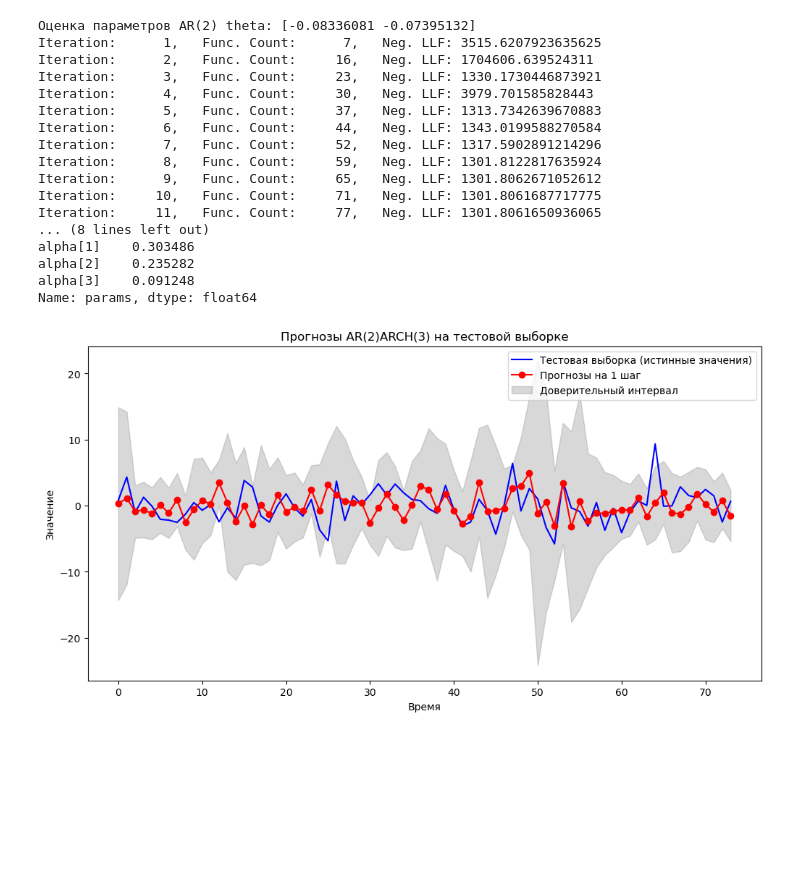
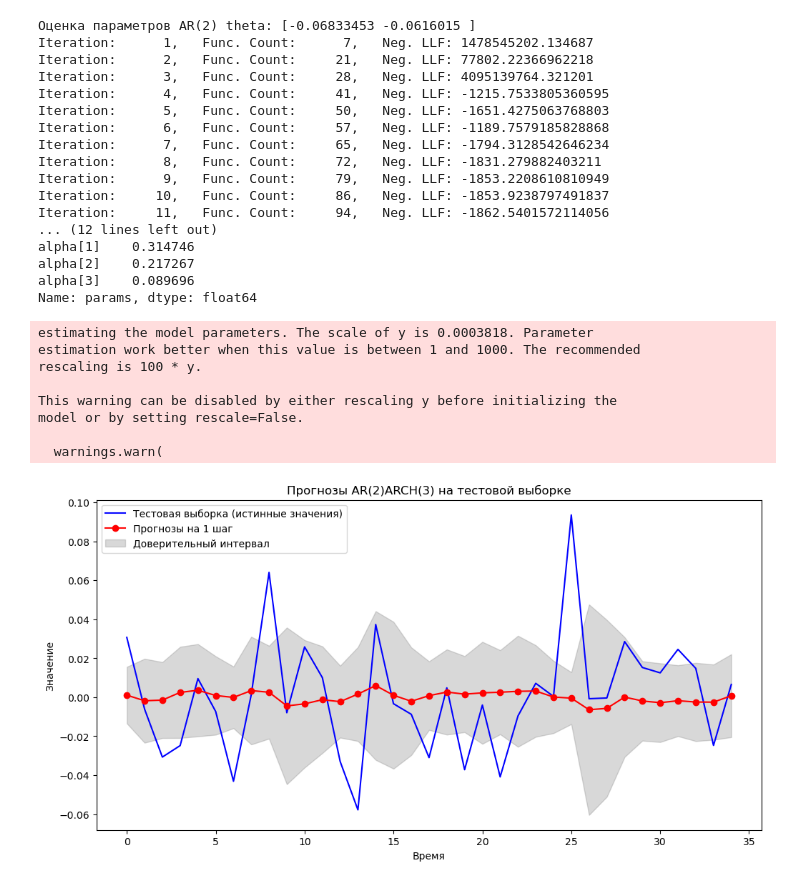
Before and after one commit to Ran00dom/EMM2, a Jupyter notebook: Lab3_EMM2.ipynb, the cells around one changed output. Drawn from its saved outputs; the diff is of its cells as text; code cells hidden in the pictures; blank space fills up the shorter version.

```diff
--- a/Lab3_EMM2.ipynb
+++ b/Lab3_EMM2.ipynb
@@ -75,20 +75,19 @@ alpha[3]    0.231345
 Name: params, dtype: float64
 # %%
 #Генерация прогнозов
-def ArArch(x_train, n, a_hat, theta_hat):
+def ArArch(x_test, n ,x_train, a_hat, theta_hat):
     x_pred = np.zeros(n)
     sigma = np.zeros(n)
     for t in range(n):
         for k in range(1,4):
-            sigma[t] += a_hat[k+1] * (x_train[-k]**2 if t < k else x_pred[t-k]**2 ) # берет значения из тренировочной на старте если не хватает
+            sigma[t] += a_hat[k+1] * (x_train[-k]**2 if t < k else x_test[t-k]**2 ) # берет значения из тренировочной на старте если не хватает
         sigma[t] += a_hat[1]
         for k in range(1,3):
-            x_pred[t] += theta_hat[k-1] * (x_train[-k] if t < k else x_pred[t-k])
-        x_pred[t] += np.random.normal(0, 1) * np.sqrt(sigma[t])
-    vector = [x_pred, sigma]
+            x_pred[t] += theta_hat[k-1] * (x_train[-k] if t < k else x_test[t-k])
+    vector = [x_pred, np.sqrt(sigma)]
     return vector
 
-vector_res = ArArch(train, len(test), a_hat, theta_hat)
+vector_res = ArArch(test, len(test),train, a_hat, theta_hat)
 x_pred = vector_res[0]
 volatility_bounds = vector_res[1]
 
@@ -98,8 +97,8 @@ plt.plot(range(len(test)), test, label="Тестовая выборка (ист
 plt.plot(range(len(test)), x_pred, label="Прогнозы на 1 шаг", marker="o", color="red")
 plt.fill_between(
     range(len(test)),
-    x_pred - 2 * volatility_bounds,
-    x_pred + 2 * volatility_bounds,
+    x_pred - volatility_bounds,
+    x_pred + volatility_bounds,
     color="gray",
     alpha=0.3,
     label="Доверительный интервал"
@@ -119,7 +118,7 @@ data = pd.read_csv("DATA_LAB3.csv", delimiter=";") # акции НорНикел
 
 prices = data["<CLOSE>"]
 
-z = np.diff(np.log(prices))*100  # Логарифмическая доходность
+z = np.diff(np.log(prices)) # Логарифмическая доходность
 
 plt.figure(figsize=(12, 6))
 plt.plot(prices, label="Цены актива")
@@ -131,7 +130,7 @@ plt.plot(z, label="Доходности актива", color="orange")
 plt.title("График доходностей актива")
 plt.show()
 
-train_size = round(len(z)*0.9)
+train_size = round(len(z)*20/21)
 train, test = z[:train_size], z[train_size:]
 
 # Оценка параметров AR(2)
@@ -148,7 +147,7 @@ a_hat = result_arch.params
 print("Оценка параметров A:", a_hat)
 
 # Построение прогноза
-vector_res = ArArch(train, len(test), a_hat, theta_hat)
+vector_res = ArArch(test, len(test) ,train, a_hat, theta_hat)
 x_pred = vector_res[0]
 volatility_bounds = vector_res[1]
 
@@ -158,8 +157,8 @@ plt.plot(range(len(test)), test, label="Тестовая выборка (ист
 plt.plot(range(len(test)), x_pred, label="Прогнозы на 1 шаг", marker="o", color="red")
 plt.fill_between(
     range(len(test)),
-    x_pred - 2 * volatility_bounds,
-    x_pred + 2 * volatility_bounds,
+    x_pred -  volatility_bounds,
+    x_pred +  volatility_bounds,
     color="gray",
     alpha=0.3,
     label="Доверительный интервал"
@@ -176,18 +175,26 @@ plt.show()
-Оценка параметров AR(2) theta: [-0.08336081 -0.07395132]
-Iteration:      1,   Func. Count:      7,   Neg. LLF: 3515.6207923635625
-Iteration:      2,   Func. Count:     16,   Neg. LLF: 1704606.639524311
-Iteration:      3,   Func. Count:     23,   Neg. LLF: 1330.1730446873921
-Iteration:      4,   Func. Count:     30,   Neg. LLF: 3979.701585828443
-Iteration:      5,   Func. Count:     37,   Neg. LLF: 1313.7342639670883
-Iteration:      6,   Func. Count:     44,   Neg. LLF: 1343.0199588270584
-Iteration:      7,   Func. Count:     52,   Neg. LLF: 1317.5902891214296
-Iteration:      8,   Func. Count:     59,   Neg. LLF: 1301.8122817635924
-Iteration:      9,   Func. Count:     65,   Neg. LLF: 1301.8062671052612
-Iteration:     10,   Func. Count:     71,   Neg. LLF: 1301.8061687717775
-Iteration:     11,   Func. Count:     77,   Neg. LLF: 1301.8061650936065
-... (8 lines left out)
-alpha[1]    0.303486
-alpha[2]    0.235282
-alpha[3]    0.091248
+Оценка параметров AR(2) theta: [-0.06833453 -0.0616015 ]
+Iteration:      1,   Func. Count:      7,   Neg. LLF: 1478545202.134687
+Iteration:      2,   Func. Count:     21,   Neg. LLF: 77802.22366962218
+Iteration:      3,   Func. Count:     28,   Neg. LLF: 4095139764.321201
+Iteration:      4,   Func. Count:     41,   Neg. LLF: -1215.7533805360595
+Iteration:      5,   Func. Count:     50,   Neg. LLF: -1651.4275063768803
+Iteration:      6,   Func. Count:     57,   Neg. LLF: -1189.7579185828868
+Iteration:      7,   Func. Count:     65,   Neg. LLF: -1794.3128542646234
+Iteration:      8,   Func. Count:     72,   Neg. LLF: -1831.279882403211
+Iteration:      9,   Func. Count:     79,   Neg. LLF: -1853.2208610810949
+Iteration:     10,   Func. Count:     86,   Neg. LLF: -1853.9238797491837
+Iteration:     11,   Func. Count:     94,   Neg. LLF: -1862.5401572114056
+... (12 lines left out)
+alpha[1]    0.314746
+alpha[2]    0.217267
+alpha[3]    0.089696
 Name: params, dtype: float64
+estimating the model parameters. The scale of y is 0.0003818. Parameter
+estimation work better when this value is between 1 and 1000. The recommended
+rescaling is 100 * y.
+
+This warning can be disabled by either rescaling y before initializing the
+model or by setting rescale=False.
+
+  warnings.warn(
-[figure, old version]
+[figure, new version]
```
Also changed, not shown: parts of 4 cells of this notebook.
